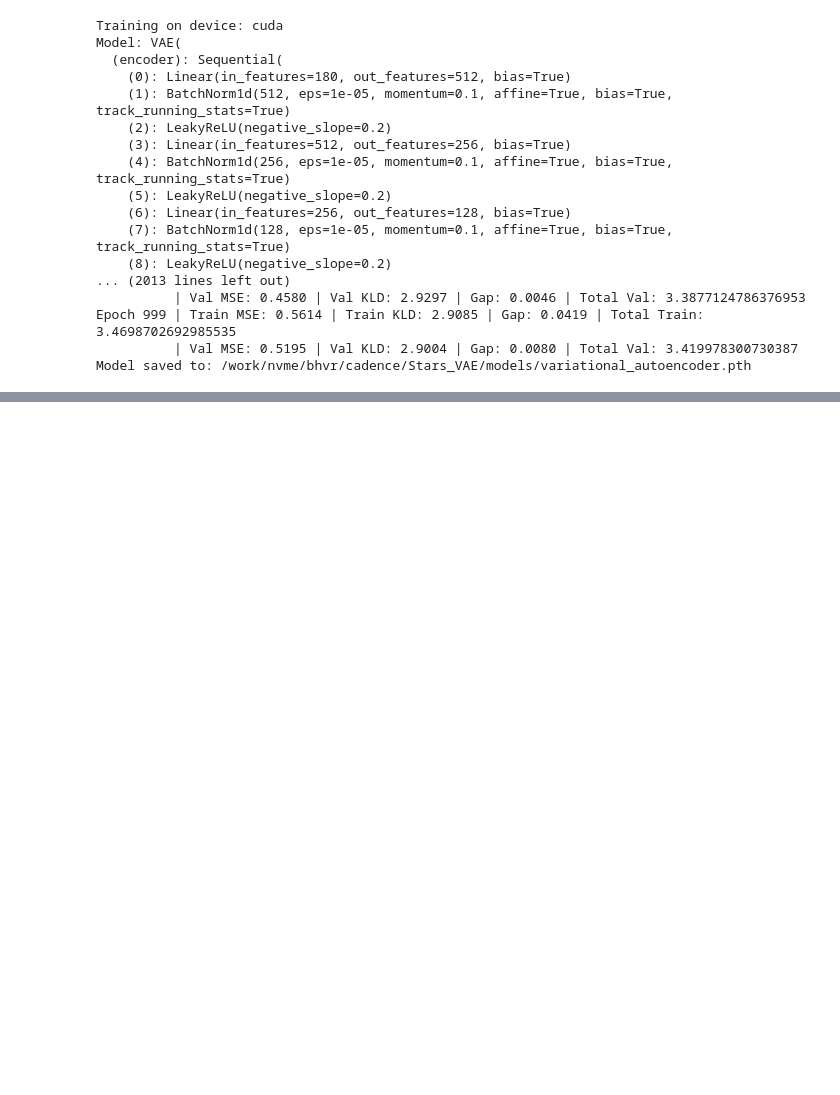
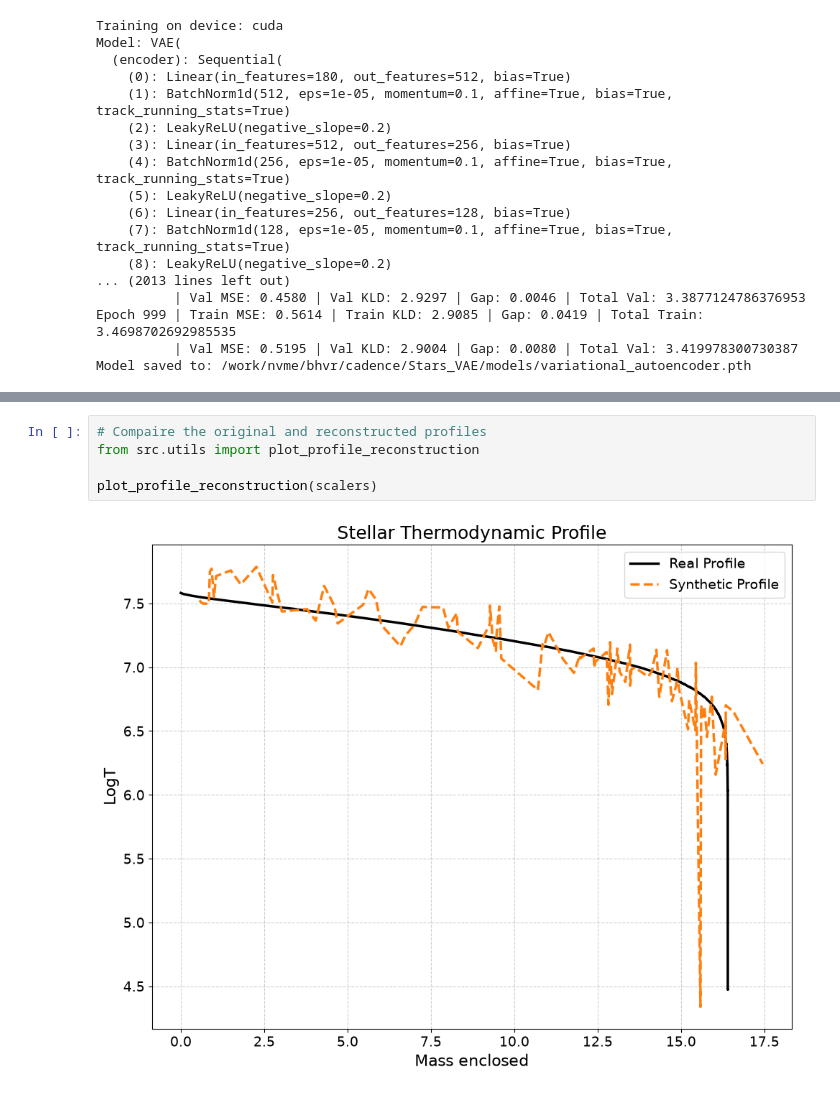
Before and after one commit to phanphaze/Stars_VAE, a Jupyter notebook: notebooks/notebook.ipynb, the cells around one changed output, grey strips where cells are left out. Saved outputs shown, nothing was run; the diff lists cells and outputs as text; blank space fills up the shorter version.

Commit message:
Moved plot_profile_reconstruction code to the utils file as a function

```diff
--- a/notebooks/notebook.ipynb
+++ b/notebooks/notebook.ipynb
@@ -149,0 +88,7 @@ plt.show()
+# %%
+# Compaire the original and reconstructed profiles
+from src.utils import plot_profile_reconstruction
+
+plot_profile_reconstruction(scalers)
+# %% [output]
+[figure, added]
```
Also changed, not shown: parts of 3 cells of this notebook, 1 other file.
